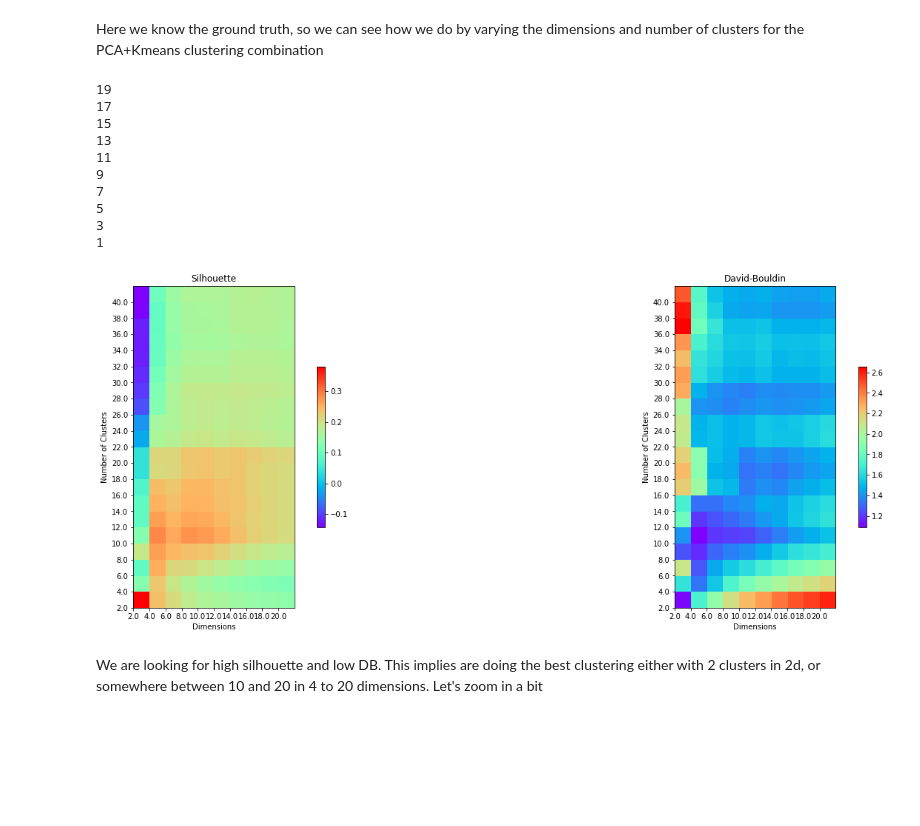
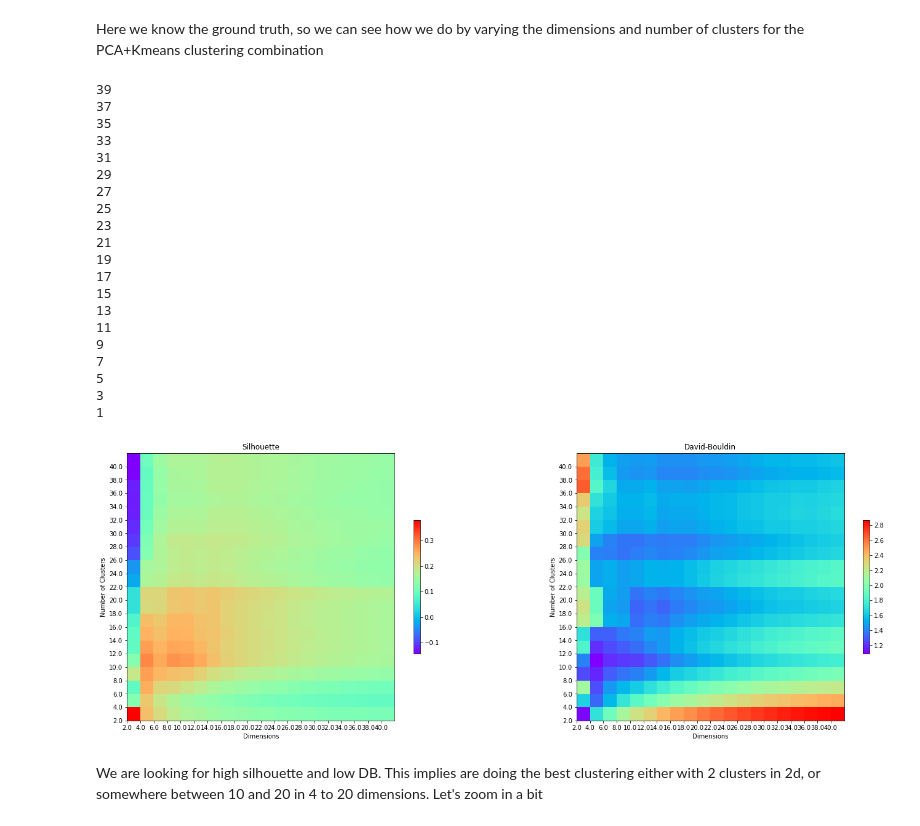
Before and after one commit to rudyarthur/ML-Notes, a Jupyter notebook: Clustering Params.ipynb, the cells around one changed output. Cells and saved outputs as stored; diff of their text form; code cells hidden in the pictures; blank space fills up the shorter version.

```diff
--- a/Clustering Params.ipynb
+++ b/Clustering Params.ipynb
@@ -66,6 +66,10 @@ def param_scan(Dmin, Dmax, Dstep, Cmin, Cmax, Cstep, cmap=cm.rainbow):
     db = np.zeros( (Cmax, Dmax) )
 
     nd = 0
+
+    pca = TruncatedSVD(n_components=Dmax)
+    pca.fit(X)
+
     for d in range(Dmin, Dmax, Dstep):
         print(Dmax-d)
 
@@ -73,8 +77,7 @@ def param_scan(Dmin, Dmax, Dstep, Cmin, Cmax, Cstep, cmap=cm.rainbow):
         nc = 0
         for c in range(Cmin, Cmax, Cstep):
             nc += 1
-            pca = TruncatedSVD(n_components=d)
-            Y = pca.fit_transform(X)
+            Y = pca.transform(X)[:,:d]
             kmeans = KMeans(n_clusters=c, random_state=0, n_init="auto").fit(X)
 
             sil[c,d] = silhouette_score(Y, kmeans.labels_)
@@ -91,35 +94,45 @@ def param_scan(Dmin, Dmax, Dstep, Cmin, Cmax, Cstep, cmap=cm.rainbow):
         plt.colorbar(cs, shrink=0.5)
 
         ax[i].set_xticks(np.arange(0,nd), [ "{:.1f}".format(xx) for xx in np.arange(Dmin,Dmax,Dstep)  ])
         ax[i].set_yticks(np.arange(0,nc), [ "{:.1f}".format(xx) for xx in np.arange(Cmin,Cmax,Cstep)  ])
 
     ax[0].set_title("Silhouette")
     ax[1].set_title("David-Bouldin")
 
     plt.show()
     plt.close()
 
 Dmin = 2
-Dmax = 20+1
+Dmax = 40+1
 Dstep = 2
 
 Cmin = 2
 Cmax = 40+1
 Cstep = 2
 
 param_scan(Dmin, Dmax, Dstep, Cmin, Cmax, Cstep)
 # %% [output]
+39
+37
+35
+33
+31
+29
+27
+25
+23
+21
 19
 17
 15
 13
 11
 9
 7
 5
 3
 1
-[figure, old version]
+[figure, new version]
 # %% [markdown]
 We are looking for high silhouette and low DB. This implies are doing the best clustering either with 2 clusters in 2d, or somewhere between 10 and 20 in 4 to 20 dimensions. Let's zoom in a bit
 # %%
```
Also changed, not shown: parts of 1 cell of this notebook.
